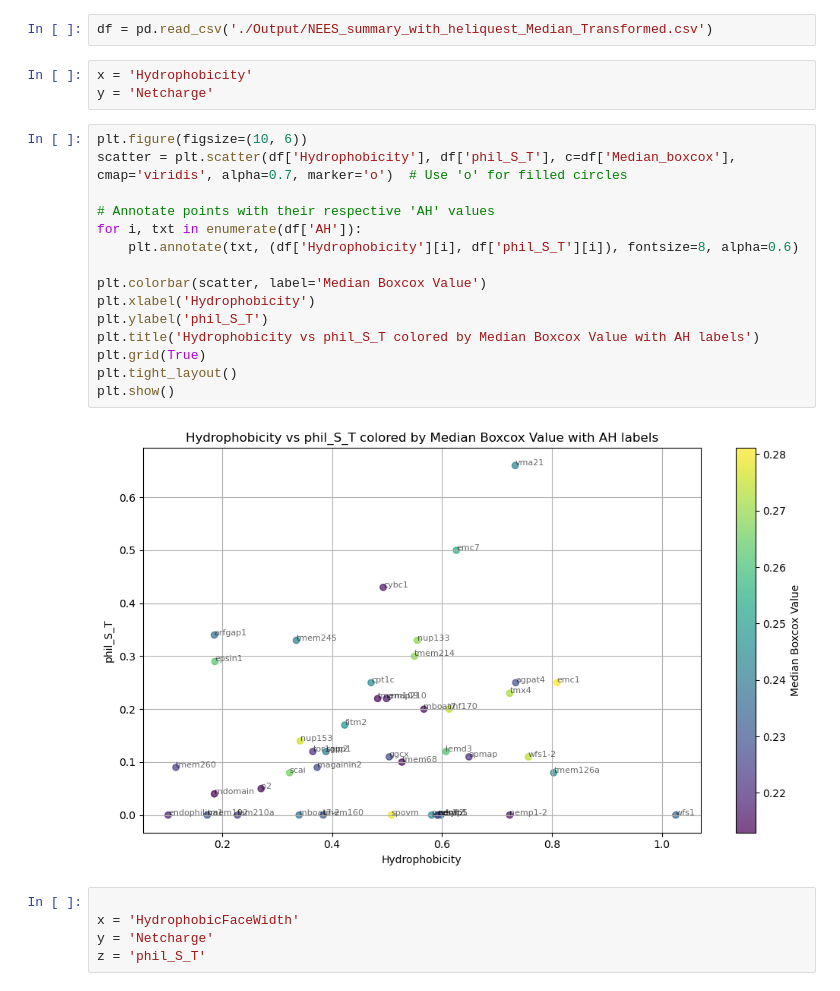
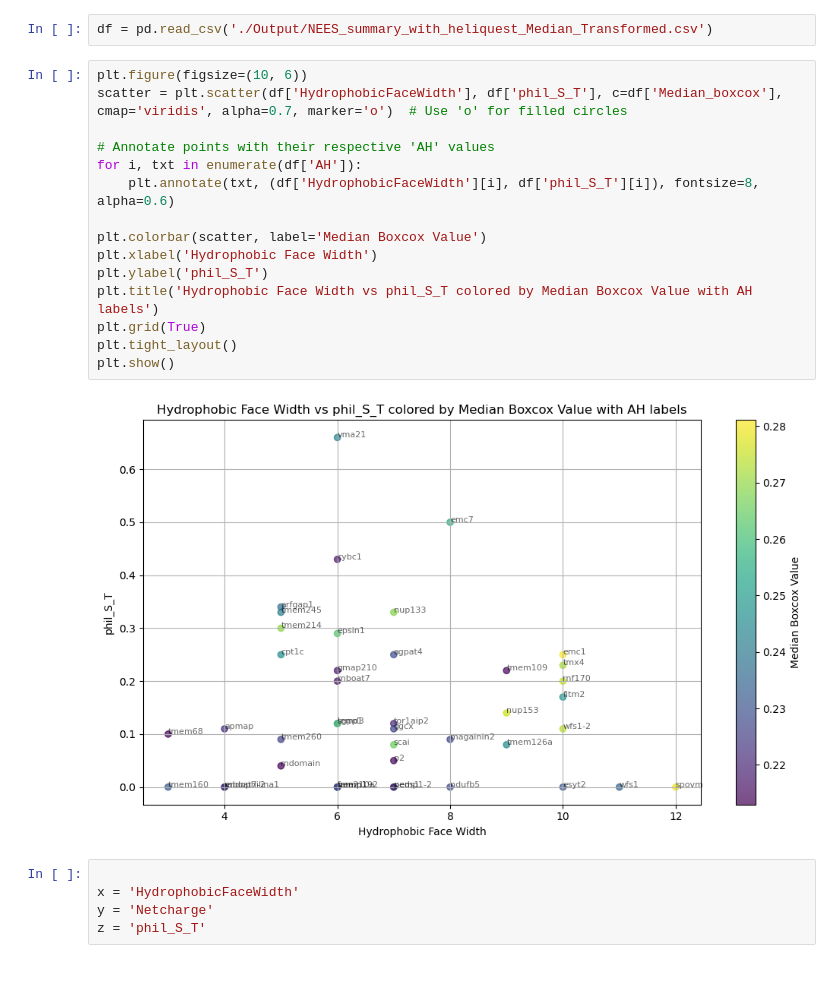
Before and after one commit to shokenlee/AH_AAcomposition, a Jupyter notebook: Multidimensional_plotting.ipynb, the cells around one changed output. Cells and saved outputs as stored; diff of their text form.

Commit message:
Revert "Reflected HydrophobicFaceWidth cosindering STNQ interrupting"
This reverts commit f89f781dece48b16a5bebd2030c4b89fcc726f11.

```diff
--- a/Multidimensional_plotting.ipynb
+++ b/Multidimensional_plotting.ipynb
@@ -4,26 +4,23 @@ import matplotlib.pyplot as plt
 import seaborn as sns
 # %%
 df = pd.read_csv('./Output/NEES_summary_with_heliquest_Median_Transformed.csv')
-# %%
-x = 'Hydrophobicity'
-y = 'Netcharge'
 # %%
 plt.figure(figsize=(10, 6))
-scatter = plt.scatter(df['Hydrophobicity'], df['phil_S_T'], c=df['Median_boxcox'], cmap='viridis', alpha=0.7, marker='o')  # Use 'o' for filled circles
+scatter = plt.scatter(df['HydrophobicFaceWidth'], df['phil_S_T'], c=df['Median_boxcox'], cmap='viridis', alpha=0.7, marker='o')  # Use 'o' for filled circles
 
 # Annotate points with their respective 'AH' values
 for i, txt in enumerate(df['AH']):
-    plt.annotate(txt, (df['Hydrophobicity'][i], df['phil_S_T'][i]), fontsize=8, alpha=0.6)
+    plt.annotate(txt, (df['HydrophobicFaceWidth'][i], df['phil_S_T'][i]), fontsize=8, alpha=0.6)
 
 plt.colorbar(scatter, label='Median Boxcox Value')
-plt.xlabel('Hydrophobicity')
+plt.xlabel('Hydrophobic Face Width')
 plt.ylabel('phil_S_T')
-plt.title('Hydrophobicity vs phil_S_T colored by Median Boxcox Value with AH labels')
+plt.title('Hydrophobic Face Width vs phil_S_T colored by Median Boxcox Value with AH labels')
 plt.grid(True)
 plt.tight_layout()
 plt.show()
 # %% [output]
-[figure, old version]
+[figure, new version]
 # %%
 
 x = 'HydrophobicFaceWidth'
```
Also changed, not shown: parts of 1 cell of this notebook, 5 other files.
